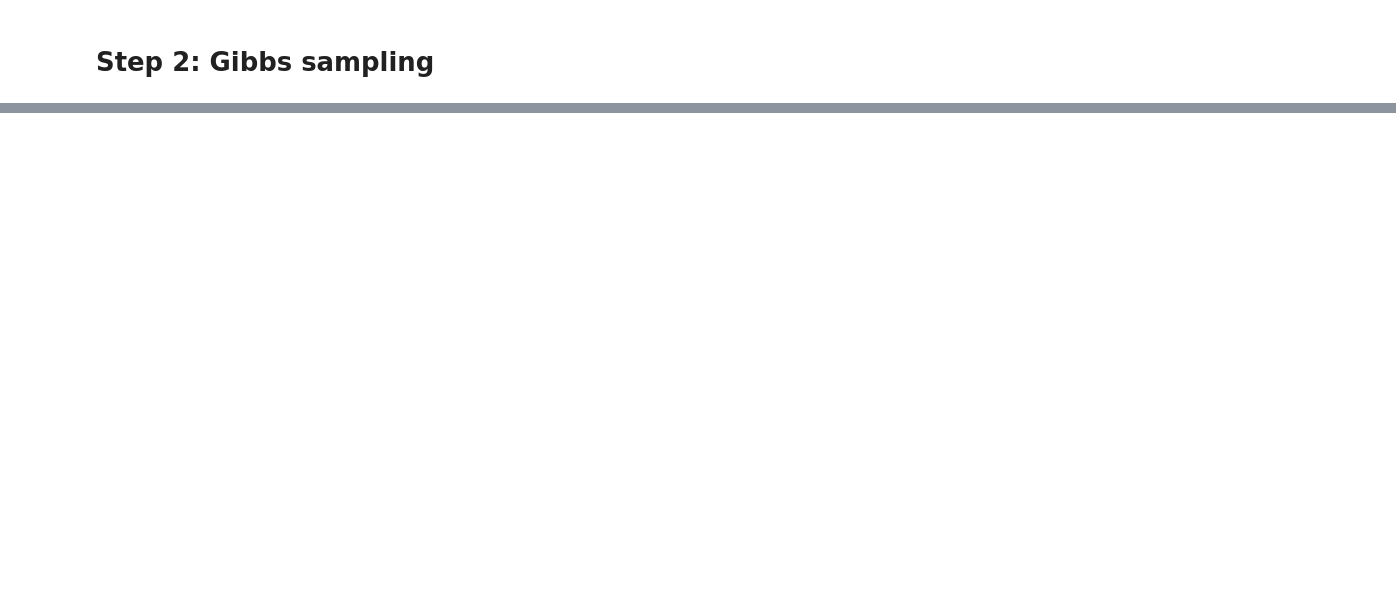
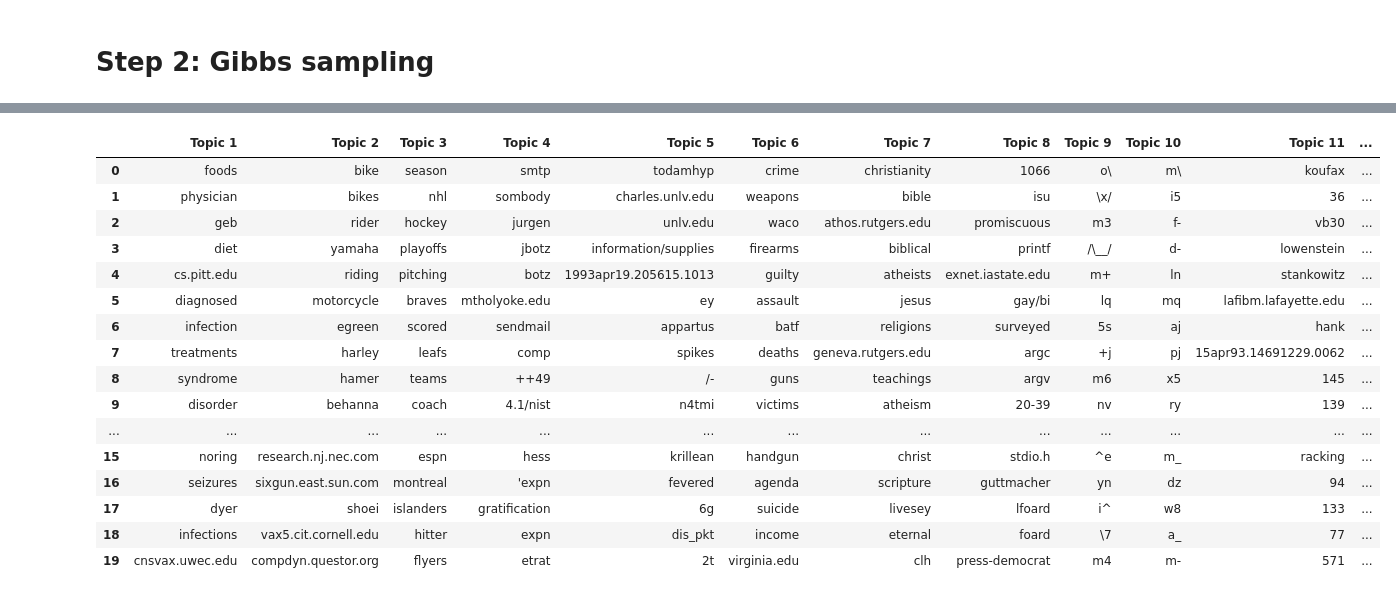
Before and after one commit to MahdiTheGreat/Intro-to-language-modeling, a Jupyter notebook: Assignment_3.ipynb, the cells around one changed output, grey strips where cells are left out. Drawn from its saved outputs; the diff is of its cells as text; code cells hidden in the pictures; blank space fills up the shorter version.

```diff
--- a/Assignment_3.ipynb
+++ b/Assignment_3.ipynb
@@ -56,7 +83,8 @@ flattened_train = []  # A single list of all words in the corpus
 # Tokenizing and removing stopwords
 print("Processing Articles")
 for i, article in tqdm(enumerate(train_data_small), total=len(train_data_small)):
-    word_tokens = word_tokenize(article)  # Tokenize article
+    article_body = extract_email_body(article) # Only use body and remove headers and footers
+    word_tokens = word_tokenize(article_body)  # Tokenize article
     # Remove stop words and add to both filtered_train and flattened_train
     filtered_words = [w.lower() for w in word_tokens if w.lower() not in stop_words]
     filtered_train[i] = filtered_words
@@ -73,5 +101,5 @@ int_corpus = [[word_to_id[word] for word in article] for article in filtered_tra
 # Display mappings and a small example
 print(f"Total unique words: {len(unique_words)}")
 print("Word-to-ID mapping example:", {k: word_to_id[k] for k in list(word_to_id)[:5]})
-print("Integer Corpus example (first article):", int_corpus[0][100:110])
+print("Integer Corpus example (first article):", int_corpus[0][:10])
 # %% [output]
@@ -121,7 +151,7 @@ def lda_gibbs_sampling(corpus, K, alpha, beta, iterations):
     """
     # Initialize variables
     D = len(corpus)  # Number of documents
-    V = max(max(doc) for doc in corpus) + 1  # Vocabulary size (assumes word IDs are 0-indexed)
+    V = len(list(set(word for doc in corpus for word in doc)))
 
     # Count matrices
     ndk = np.zeros((D, K))  # Document-topic counts
@@ -172,6 +202,6 @@ targets = train_targets_small.copy()
 topics = newsgroups_train.target_names.copy()
 
 # First parameter combo
-z, ndk, nkw, nk = lda_gibbs_sampling(corpus, alpha = 0.1, beta = 0.1, K=len(topics), iterations=100)
+z, ndk, nkw, nk = lda_gibbs_sampling(corpus, alpha = 0.1, beta = 0.1, K=len(topics), iterations=200)
 # %%
 print(ndk.shape, nkw.shape, nk.shape)
@@ -210,17 +242,35 @@ def get_top_words(nkw, id_to_word, top_n=20, method="raw", beta=0.1):
     return top_words_per_topic
 
 
-def top_words_to_df(top_words_per_topic, method="raw"):
+def top_words_to_df(top_words_per_topic):
     """
     Display the top words for each topic in a table format.
 
     :param top_words_per_topic: Dictionary of top words for each topic.
     :param method: Description of the method used ("raw" or "relative").
     """
-    df_top_words = pd.DataFrame.from_dict(top_words_per_topic, orient="index")
+    df_top_words = pd.DataFrame.from_dict(top_words_per_topic)
     df_top_words.columns = [f"Topic {i+1}" for i in range(df_top_words.shape[1])]
     return df_top_words
 # %%
-top_words_per_topic = get_top_words(nkw, id_to_word, top_n=20)
+top_words_per_topic = get_top_words(nkw, id_to_word, top_n=20, method="relative")
 df_top_words = top_words_to_df(top_words_per_topic)
 df_top_words
+# %% [output]
+|  | Topic 1 | Topic 2 | Topic 3 | Topic 4 | Topic 5 | Topic 6 | Topic 7 | Topic 8 | Topic 9 | Topic 10 | Topic 11 | ... |
+| 0 | foods | bike | season | smtp | todamhyp | crime | christianity | 1066 | o\ | m\ | koufax | ... |
+| 1 | physician | bikes | nhl | sombody | charles.unlv.edu | weapons | bible | isu | \x/ | i5 | 36 | ... |
+| 2 | geb | rider | hockey | jurgen | unlv.edu | waco | athos.rutgers.edu | promiscuous | m3 | f- | vb30 | ... |
+| 3 | diet | yamaha | playoffs | jbotz | information/supplies | firearms | biblical | printf | /\__/ | d- | lowenstein | ... |
+| 4 | cs.pitt.edu | riding | pitching | botz | 1993apr19.205615.1013 | guilty | atheists | exnet.iastate.edu | m+ | ln | stankowitz | ... |
+| 5 | diagnosed | motorcycle | braves | mtholyoke.edu | ey | assault | jesus | gay/bi | lq | mq | lafibm.lafayette.edu | ... |
+| 6 | infection | egreen | scored | sendmail | appartus | batf | religions | surveyed | 5s | aj | hank | ... |
+| 7 | treatments | harley | leafs | comp | spikes | deaths | geneva.rutgers.edu | argc | +j | pj | 15apr93.14691229.0062 | ... |
+| 8 | syndrome | hamer | teams | ++49 | /- | guns | teachings | argv | m6 | x5 | 145 | ... |
+| 9 | disorder | behanna | coach | 4.1/nist | n4tmi | victims | atheism | 20-39 | nv | ry | 139 | ... |
+| ... | ... | ... | ... | ... | ... | ... | ... | ... | ... | ... | ... | ... |
+| 15 | noring | research.nj.nec.com | espn | hess | krillean | handgun | christ | stdio.h | ^e | m_ | racking | ... |
+| 16 | seizures | sixgun.east.sun.com | montreal | 'expn | fevered | agenda | scripture | guttmacher | yn | dz | 94 | ... |
+| 17 | dyer | shoei | islanders | gratification | 6g | suicide | livesey | lfoard | i^ | w8 | 133 | ... |
+| 18 | infections | vax5.cit.cornell.edu | hitter | expn | dis_pkt | income | eternal | foard | \7 | a_ | 77 | ... |
+| 19 | cnsvax.uwec.edu | compdyn.questor.org | flyers | etrat | 2t | virginia.edu | clh | press-democrat | m4 | m- | 571 | ... |
```
Also changed, not shown: parts of 6 cells of this notebook.
